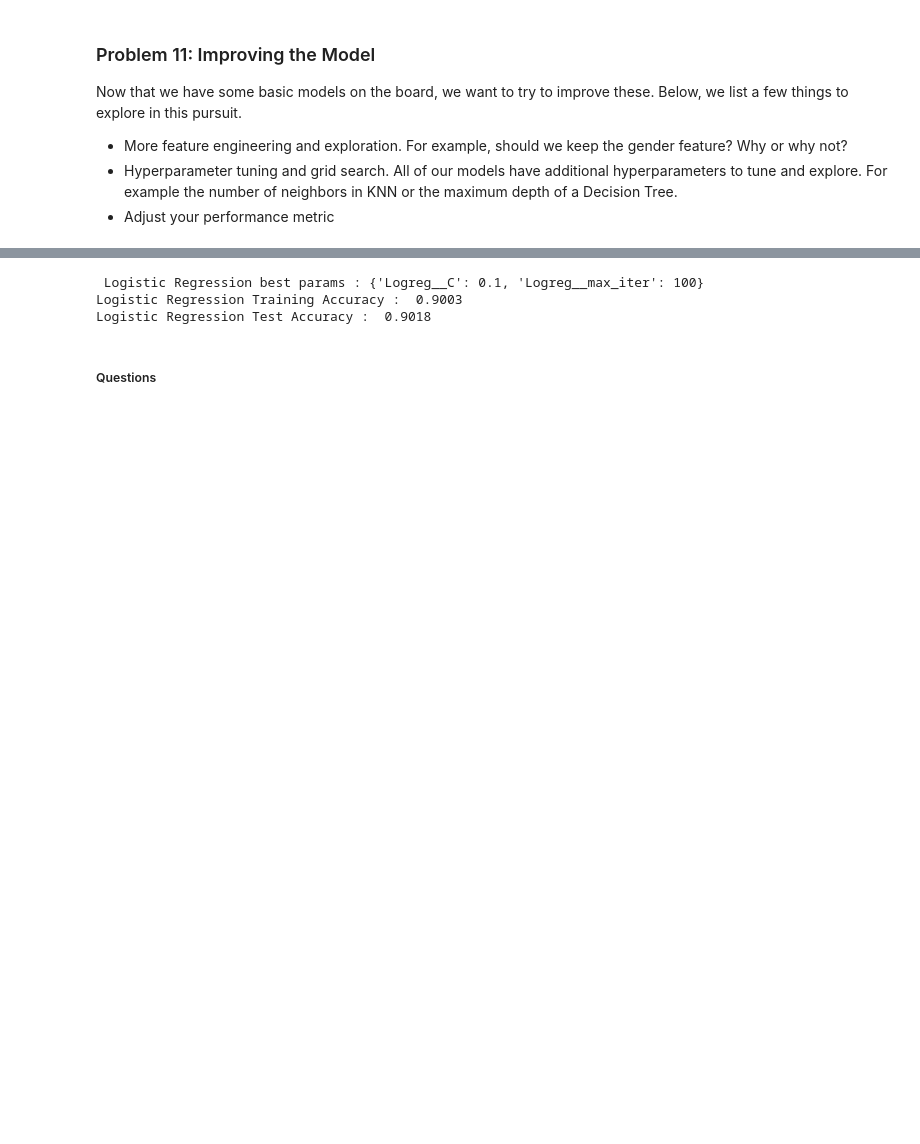
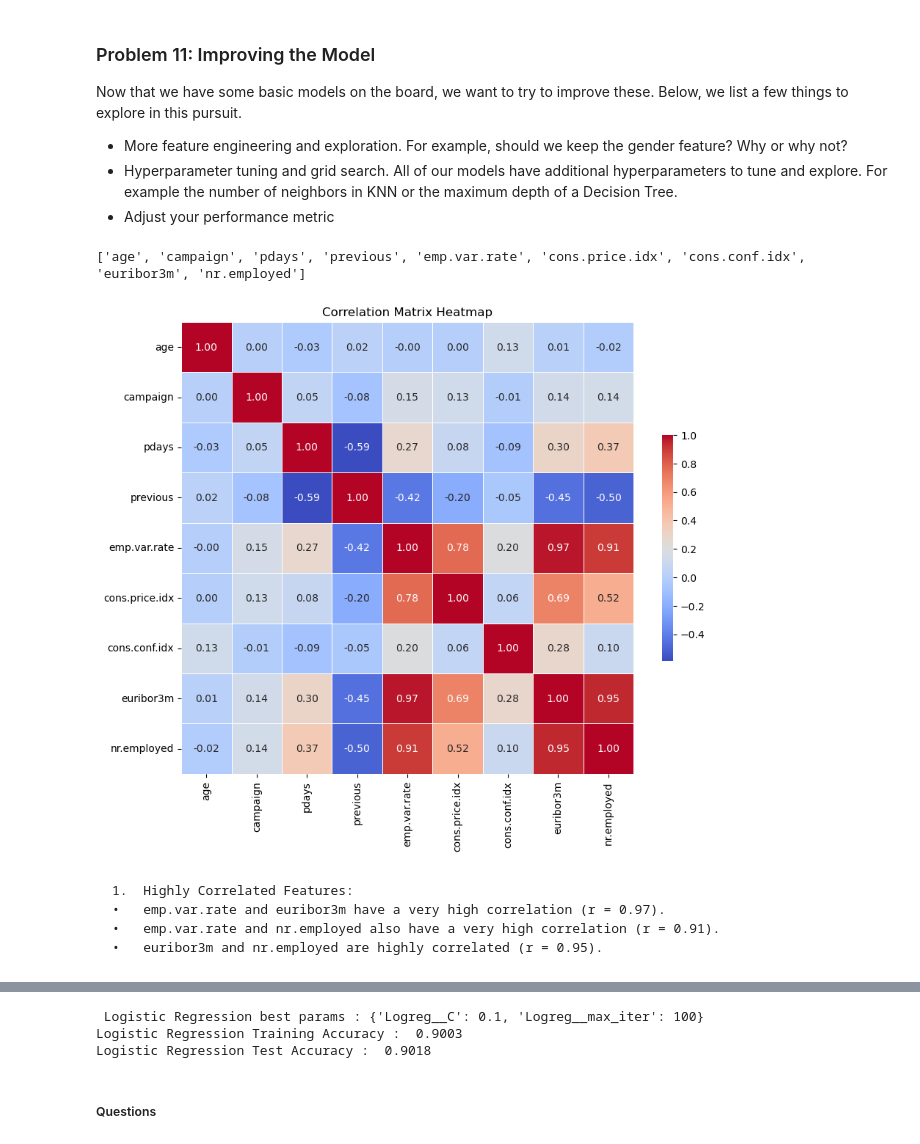
Before and after one commit to er-robins/Bank_Marketing_Campaign, a Jupyter notebook: Bank_Marketing_Campaign.ipynb, the cells around one changed output, grey strips where cells are left out. Cells and saved outputs as stored; diff of their text form; code cells hidden in the pictures; blank space fills up the shorter version.

```diff
--- a/Bank_Marketing_Campaign.ipynb
+++ b/Bank_Marketing_Campaign.ipynb
@@ -344,3 +375,25 @@ Now that we have some basic models on the board, we want to try to improve these
 - More feature engineering and exploration.  For example, should we keep the gender feature?  Why or why not?
 - Hyperparameter tuning and grid search.  All of our models have additional hyperparameters to tune and explore.  For example the number of neighbors in KNN or the maximum depth of a Decision Tree.
 - Adjust your performance metric
+# %%
+numeric_columns = df.select_dtypes(include=['int64','float64']).columns.to_list()
+print(numeric_columns)
+# %% [output]
+['age', 'campaign', 'pdays', 'previous', 'emp.var.rate', 'cons.price.idx', 'cons.conf.idx', 'euribor3m', 'nr.employed']
+# %%
+correlation_matrix = df[numeric_columns].corr()
+
+plt.figure(figsize=(10, 8))
+
+# Draw the heatmap with the mask and correct aspect ratio
+sns.heatmap(correlation_matrix, annot=True, fmt=".2f", cmap='coolwarm', square=True, linewidths=.5, cbar_kws={"shrink": .5})
+
+plt.title('Correlation Matrix Heatmap')
+plt.show()
+# %% [output]
+[figure, added]
+# %% [markdown]
+	1.	Highly Correlated Features:
+	•	emp.var.rate and euribor3m have a very high correlation (r = 0.97).
+	•	emp.var.rate and nr.employed also have a very high correlation (r = 0.91).
+	•	euribor3m and nr.employed are highly correlated (r = 0.95).
```
Also changed, not shown: parts of 25 cells of this notebook, 34 other files.
